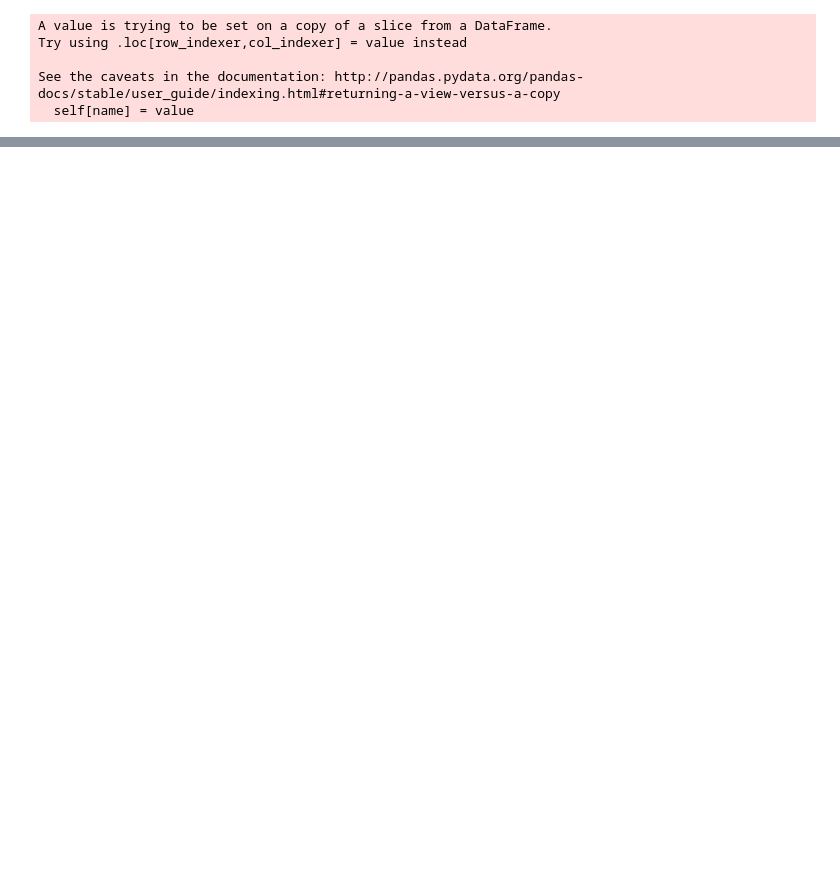
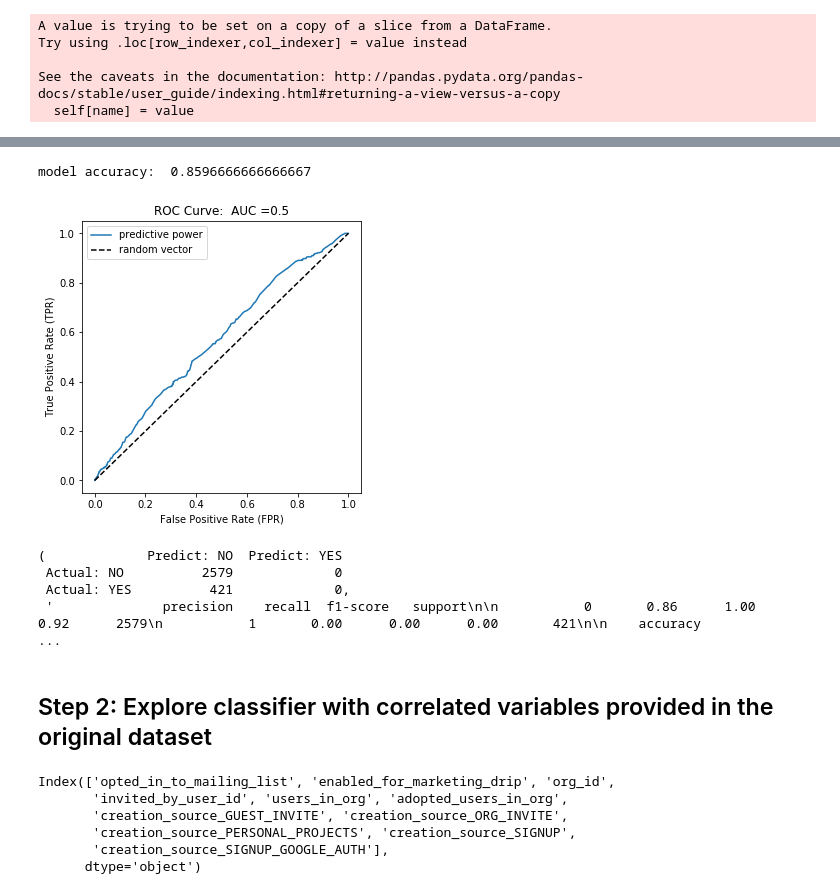
Before and after one commit to AHalarewicz/RelaxDataScienceChallenge, a Jupyter notebook: solution.ipynb, the cells around one changed output, grey strips where cells are left out. Saved outputs shown, nothing was run; the diff lists cells and outputs as text; code cells hidden in the pictures; blank space fills up the shorter version.

```diff
--- a/solution.ipynb
+++ b/solution.ipynb
@@ -216,0 +346,19 @@ memory usage: 726.7+ KB
+# %%
+def train_classifier(features):
+
+    predictors = lasso_df[features].values
+    target = (lasso_df.adopted_user * 1).values
+
+    scaled_predictors = scale(predictors)
+
+    X_train, X_test, y_train, y_test = train_test_split(scaled_predictors, target, test_size=0.25, random_state=3)
+
+    clf = LogisticRegression(solver='lbfgs')
+
+    clf.fit(X_train, y_train)
+
+    predictions = clf.predict(X_test)
+
+    print('model accuracy: ', accuracy_score(predictions, y_test))
+
+    return clf, X_test, y_test
@@ -216,0 +424,22 @@ memory usage: 726.7+ KB
+# %%
+model, X_test, y_test = train_classifier(features)
+evaluate_classifier(model, X_test, y_test)
+# %% [output]
+model accuracy:  0.8596666666666667
+[figure, added]
+(             Predict: NO  Predict: YES
+ Actual: NO          2579             0
+ Actual: YES          421             0,
+ '              precision    recall  f1-score   support\n\n           0       0.86      1.00      0.92      2579\n           1       0.00      0.00      0.00       421\n\n    accuracy                  ...
+# %% [markdown]
+## Step 2: Explore classifier with correlated variables provided in the original dataset
+# %%
+features = lasso_df.drop(['adopted_user','days_since_creation', 'days_since_last_session', 'days_active', 'total_sessions'], axis='columns').columns
+features
+# %% [output]
+Index(['opted_in_to_mailing_list', 'enabled_for_marketing_drip', 'org_id',
+       'invited_by_user_id', 'users_in_org', 'adopted_users_in_org',
+       'creation_source_GUEST_INVITE', 'creation_source_ORG_INVITE',
+       'creation_source_PERSONAL_PROJECTS', 'creation_source_SIGNUP',
+       'creation_source_SIGNUP_GOOGLE_AUTH'],
+      dtype='object')
```
Also changed, not shown: parts of 30 cells of this notebook.
